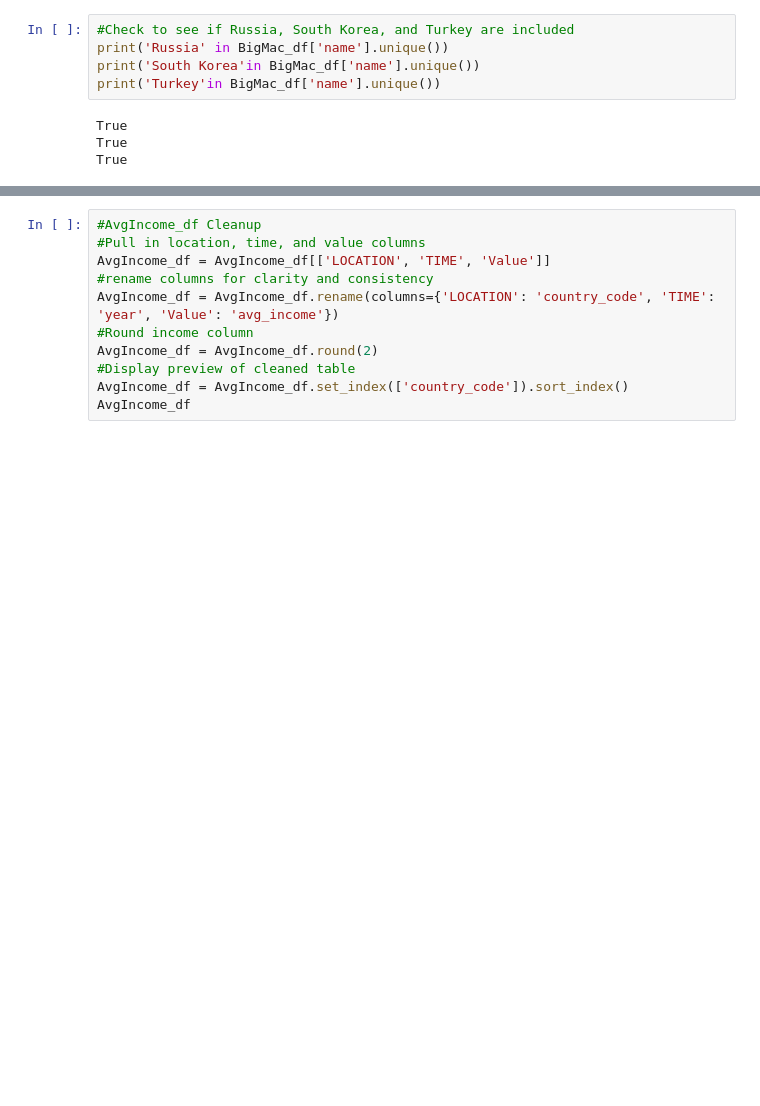
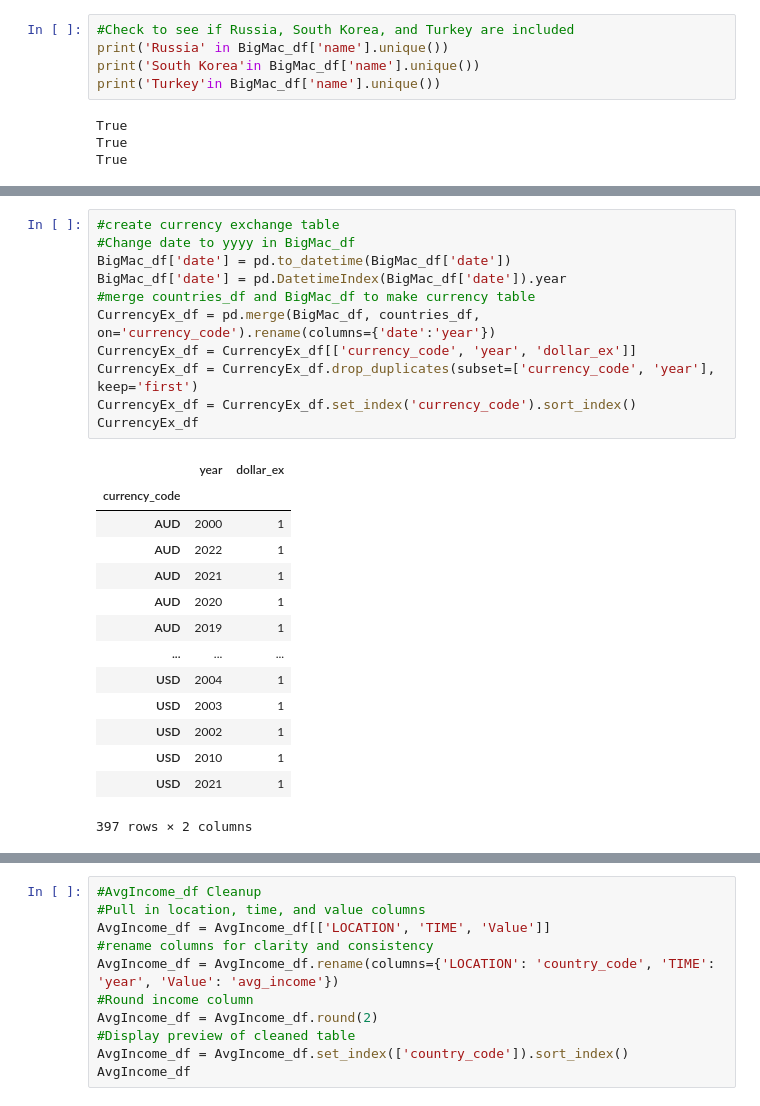
Before and after one commit to LindseyWol/Project2, a Jupyter notebook: cleanup.ipynb, the cells around one changed output, grey strips where cells are left out. Cells and saved outputs as stored; diff of their text form; blank space fills up the shorter version.

```diff
--- a/cleanup.ipynb
+++ b/cleanup.ipynb
@@ -136,5 +137,31 @@ countries_df
 | Spain | ESP | EUR |
 | Turkey | TUR | TRY |
 | United States | USA | USD |
+# %%
+#create currency exchange table
+#Change date to yyyy in BigMac_df
+BigMac_df['date'] = pd.to_datetime(BigMac_df['date'])
+BigMac_df['date'] = pd.DatetimeIndex(BigMac_df['date']).year
+#merge countries_df and BigMac_df to make currency table
+CurrencyEx_df = pd.merge(BigMac_df, countries_df, on='currency_code').rename(columns={'date':'year'})
+CurrencyEx_df = CurrencyEx_df[['currency_code', 'year', 'dollar_ex']]
+CurrencyEx_df = CurrencyEx_df.drop_duplicates(subset=['currency_code', 'year'], keep='first')
+CurrencyEx_df = CurrencyEx_df.set_index('currency_code').sort_index()
+CurrencyEx_df
+# %% [output]
+|  | year | dollar_ex |
+| currency_code |  |  |
+| AUD | 2000 | 1 |
+| AUD | 2022 | 1 |
+| AUD | 2021 | 1 |
+| AUD | 2020 | 1 |
+| AUD | 2019 | 1 |
+| ... | ... | ... |
+| USD | 2004 | 1 |
+| USD | 2003 | 1 |
+| USD | 2002 | 1 |
+| USD | 2010 | 1 |
+| USD | 2021 | 1 |
+397 rows × 2 columns
 # %%
 #BigMac_df cleanup
```
Also changed, not shown: parts of 9 cells of this notebook, 15 other files.
